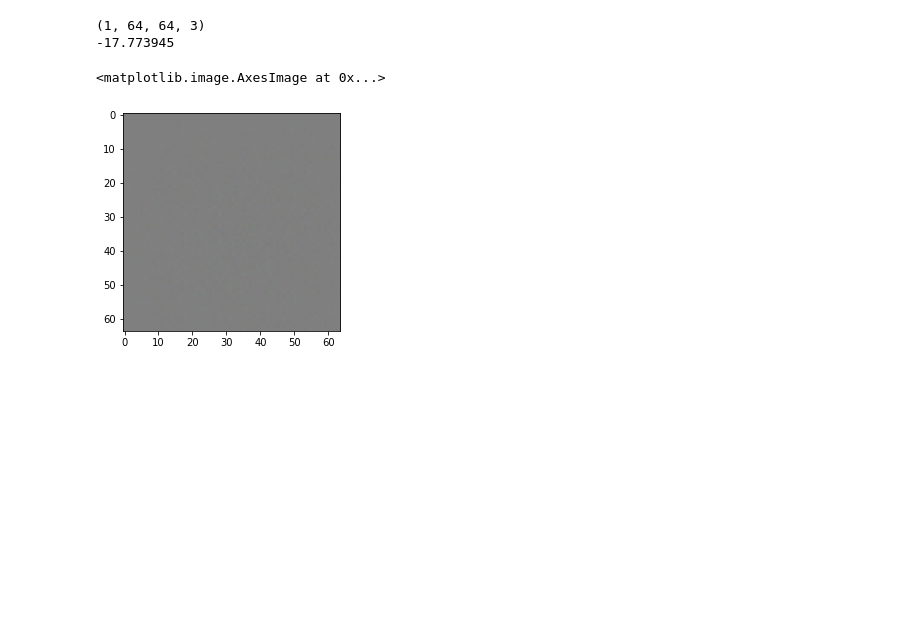
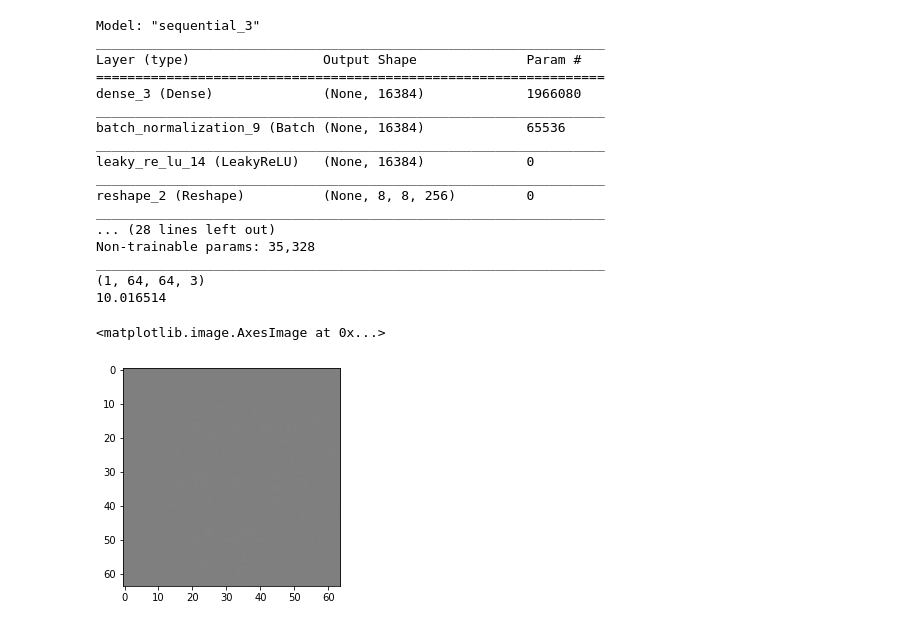
Before and after one commit to evanbrown3000/DCGAN, a Jupyter notebook: train.ipynb, the cells around one changed output. Drawn from its saved outputs; the diff is of its cells as text; code cells hidden in the pictures; blank space fills up the shorter version.

```diff
--- a/train.ipynb
+++ b/train.ipynb
@@ -49,40 +49,59 @@ plt.imshow((next(train_dataset.as_numpy_iterator())[0]*127.5 +127.5)/255.)
 # %%
 def make_generator_model():
     model = tf.keras.Sequential()
-    model.add(layers.Dense(8*8*256, use_bias=False, input_shape=(100,)))
+    model.add(layers.Dense(8*8*256, use_bias=False, input_shape=(120,)))
     model.add(layers.BatchNormalization())
     model.add(layers.LeakyReLU())
 
     model.add(layers.Reshape((8, 8, 256)))
 
-    model.add(layers.Conv2DTranspose(128, (5, 5), strides=(1, 1), padding='same', use_bias=False))
+    model.add(layers.Conv2DTranspose(256, (5, 5), strides=(1, 1), padding='same', use_bias=False))
     model.add(layers.BatchNormalization())
     model.add(layers.LeakyReLU())
 
-    model.add(layers.Conv2DTranspose(128, (5, 5), strides=(2, 2), padding='same', use_bias=False))
+    model.add(layers.Conv2DTranspose(256, (5, 5), strides=(2, 2), padding='same', use_bias=False))
     model.add(layers.BatchNormalization())
     model.add(layers.LeakyReLU())
 
-    model.add(layers.Conv2DTranspose(64, (5, 5), strides=(2, 2), padding='same', use_bias=False))
+    model.add(layers.Conv2DTranspose(256, (5, 5), strides=(2, 2), padding='same', use_bias=False))
     model.add(layers.BatchNormalization())
     model.add(layers.LeakyReLU())
 
-    model.add(layers.Conv2DTranspose(3, (5, 5), strides=(2, 2), padding='same', use_bias=False, activation='tanh'))
+    model.add(layers.Conv2DTranspose(512, (5, 5), strides=(2, 2), padding='same', use_bias=False))
+    model.add(layers.BatchNormalization())
+    model.add(layers.LeakyReLU())
+
+    model.add(layers.Conv2DTranspose(3, (5, 5), strides=(1, 1), padding='same', use_bias=False, activation='tanh'))
 
     return model
+
+generator = make_generator_model()
+generator.summary()
+noise = tf.random.normal([1, 120])
+generated_image = generator(noise, training=False).numpy()
+print(generated_image.shape)
+print(generated_image.sum())
+plt.imshow(((generated_image[0, :, :, :]*127.5)+127.5)/255.)
+# %% [output]
+Model: "sequential_3"
+_________________________________________________________________
+Layer (type)                 Output Shape              Param #
+=================================================================
+dense_3 (Dense)              (None, 16384)             1966080
+_________________________________________________________________
+batch_normalization_9 (Batch (None, 16384)             65536
+_________________________________________________________________
+leaky_re_lu_14 (LeakyReLU)   (None, 16384)             0
+_________________________________________________________________
+reshape_2 (Reshape)          (None, 8, 8, 256)         0
+_________________________________________________________________
+... (28 lines left out)
+Non-trainable params: 35,328
+_________________________________________________________________
+(1, 64, 64, 3)
+10.016514
+<matplotlib.image.AxesImage at 0x...>
+[figure, added]
-# %%
-generator = make_generator_model()
-
-noise = tf.random.normal([1, 100])
-generated_image = generator(noise, training=False).numpy()
-print(generated_image.shape)
-print(generated_image.sum())
-plt.imshow(((generated_image[0, :, :, :]*127.5)+127.5)/255.)
-# %% [output]
-(1, 64, 64, 3)
--17.773945
-<matplotlib.image.AxesImage at 0x...>
-[figure, removed]
 # %%
 def make_discriminator_model():
     model = tf.keras.Sequential()
```
Also changed, not shown: parts of 7 cells of this notebook.
